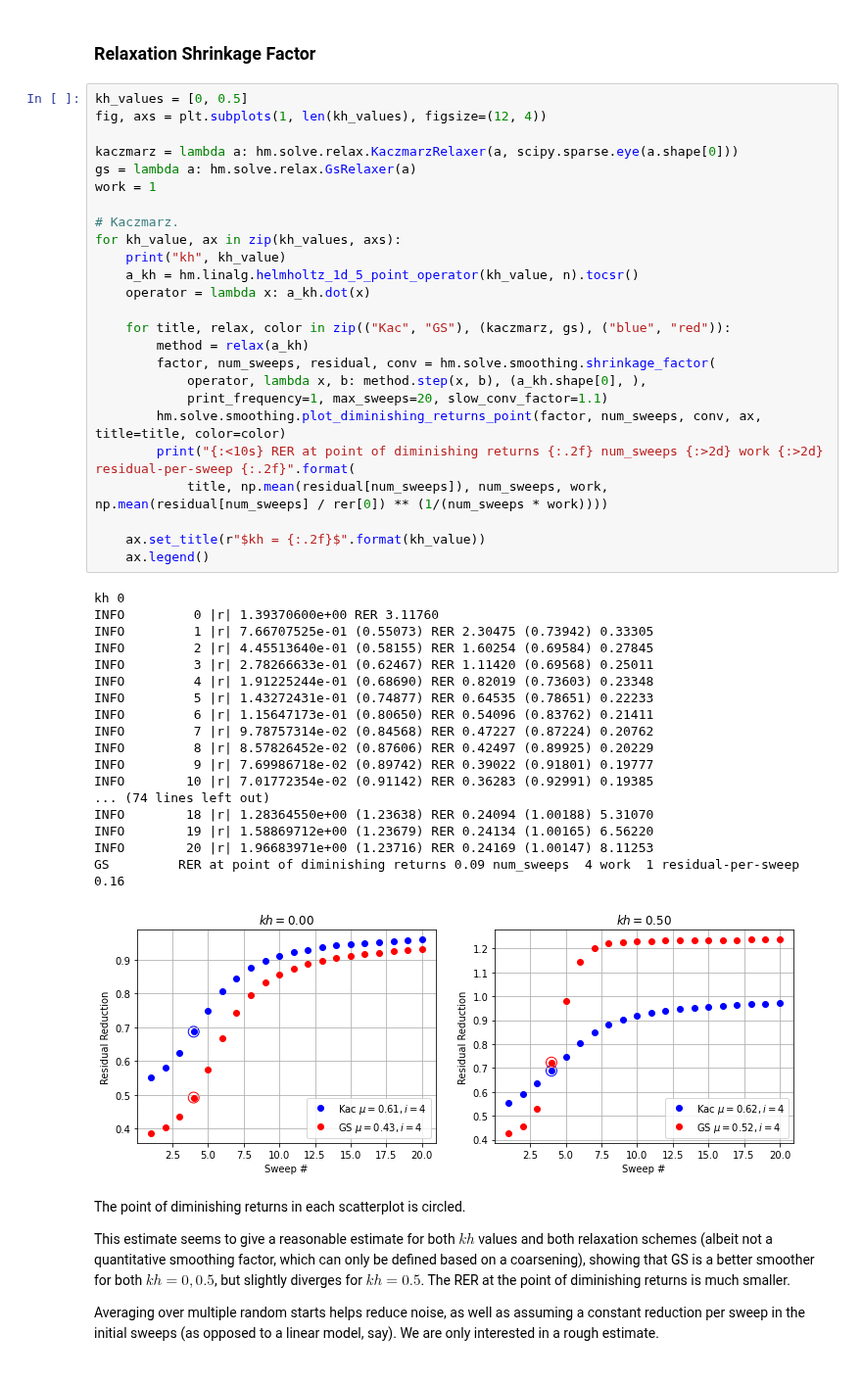
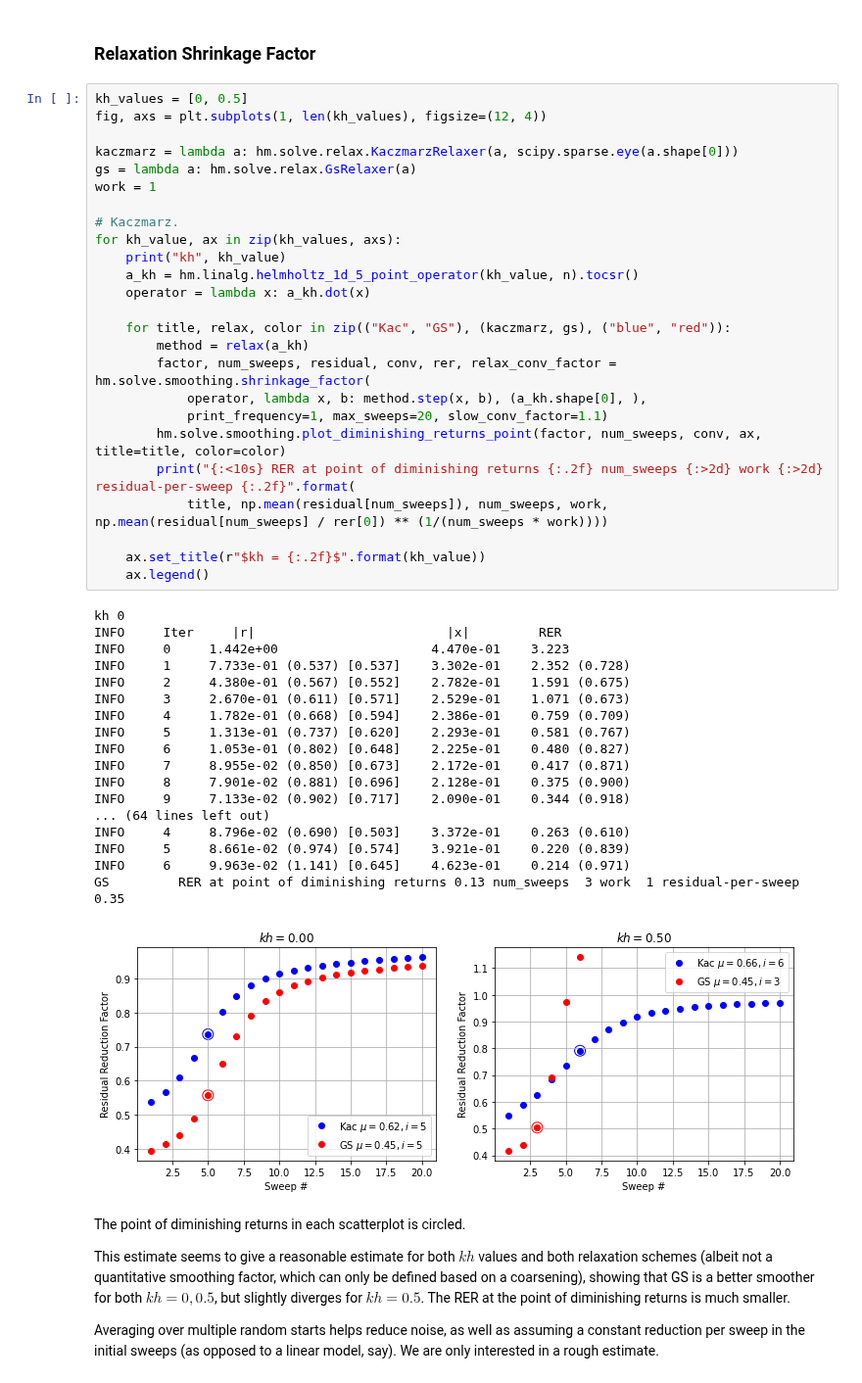
Before and after one commit to 436ahsan/Helmholtz, a Jupyter notebook: notebooks/multilevel_step_by_step.ipynb, the cells around one changed output. Shown at 98% size. Cells and saved outputs as stored; diff of their text form.

```diff
--- a/notebooks/multilevel_step_by_step.ipynb
+++ b/notebooks/multilevel_step_by_step.ipynb
@@ -115,47 +115,47 @@ num_test_examples = 5
 # %%
 kh_values = [0, 0.5]
 fig, axs = plt.subplots(1, len(kh_values), figsize=(12, 4))
 
 kaczmarz = lambda a: hm.solve.relax.KaczmarzRelaxer(a, scipy.sparse.eye(a.shape[0]))
 gs = lambda a: hm.solve.relax.GsRelaxer(a)
 work = 1
 
 # Kaczmarz.
 for kh_value, ax in zip(kh_values, axs):
     print("kh", kh_value)
     a_kh = hm.linalg.helmholtz_1d_5_point_operator(kh_value, n).tocsr()
     operator = lambda x: a_kh.dot(x)
 
     for title, relax, color in zip(("Kac", "GS"), (kaczmarz, gs), ("blue", "red")):
         method = relax(a_kh)
-        factor, num_sweeps, residual, conv = hm.solve.smoothing.shrinkage_factor(
+        factor, num_sweeps, residual, conv, rer, relax_conv_factor = hm.solve.smoothing.shrinkage_factor(
             operator, lambda x, b: method.step(x, b), (a_kh.shape[0], ),
             print_frequency=1, max_sweeps=20, slow_conv_factor=1.1)
         hm.solve.smoothing.plot_diminishing_returns_point(factor, num_sweeps, conv, ax, title=title, color=color)
         print("{:<10s} RER at point of diminishing returns {:.2f} num_sweeps {:>2d} work {:>2d} residual-per-sweep {:.2f}".format(
             title, np.mean(residual[num_sweeps]), num_sweeps, work, np.mean(residual[num_sweeps] / rer[0]) ** (1/(num_sweeps * work))))
 
     ax.set_title(r"$kh = {:.2f}$".format(kh_value))
     ax.legend()
 # %% [output]
 kh 0
-INFO         0 |r| 1.39370600e+00 RER 3.11760
-INFO         1 |r| 7.66707525e-01 (0.55073) RER 2.30475 (0.73942) 0.33305
-INFO         2 |r| 4.45513640e-01 (0.58155) RER 1.60254 (0.69584) 0.27845
-INFO         3 |r| 2.78266633e-01 (0.62467) RER 1.11420 (0.69568) 0.25011
-INFO         4 |r| 1.91225244e-01 (0.68690) RER 0.82019 (0.73603) 0.23348
-INFO         5 |r| 1.43272431e-01 (0.74877) RER 0.64535 (0.78651) 0.22233
-INFO         6 |r| 1.15647173e-01 (0.80650) RER 0.54096 (0.83762) 0.21411
-INFO         7 |r| 9.78757314e-02 (0.84568) RER 0.47227 (0.87224) 0.20762
-INFO         8 |r| 8.57826452e-02 (0.87606) RER 0.42497 (0.89925) 0.20229
-INFO         9 |r| 7.69986718e-02 (0.89742) RER 0.39022 (0.91801) 0.19777
-INFO        10 |r| 7.01772354e-02 (0.91142) RER 0.36283 (0.92991) 0.19385
-... (74 lines left out)
-INFO        18 |r| 1.28364550e+00 (1.23638) RER 0.24094 (1.00188) 5.31070
-INFO        19 |r| 1.58869712e+00 (1.23679) RER 0.24134 (1.00165) 6.56220
-INFO        20 |r| 1.96683971e+00 (1.23716) RER 0.24169 (1.00147) 8.11253
-GS         RER at point of diminishing returns 0.09 num_sweeps  4 work  1 residual-per-sweep 0.16
+INFO     Iter     |r|                         |x|         RER
+INFO     0     1.442e+00                    4.470e-01    3.223
+INFO     1     7.733e-01 (0.537) [0.537]    3.302e-01    2.352 (0.728)
+INFO     2     4.380e-01 (0.567) [0.552]    2.782e-01    1.591 (0.675)
+INFO     3     2.670e-01 (0.611) [0.571]    2.529e-01    1.071 (0.673)
+INFO     4     1.782e-01 (0.668) [0.594]    2.386e-01    0.759 (0.709)
+INFO     5     1.313e-01 (0.737) [0.620]    2.293e-01    0.581 (0.767)
+INFO     6     1.053e-01 (0.802) [0.648]    2.225e-01    0.480 (0.827)
+INFO     7     8.955e-02 (0.850) [0.673]    2.172e-01    0.417 (0.871)
+INFO     8     7.901e-02 (0.881) [0.696]    2.128e-01    0.375 (0.900)
+INFO     9     7.133e-02 (0.902) [0.717]    2.090e-01    0.344 (0.918)
+... (64 lines left out)
+INFO     4     8.796e-02 (0.690) [0.503]    3.372e-01    0.263 (0.610)
+INFO     5     8.661e-02 (0.974) [0.574]    3.921e-01    0.220 (0.839)
+INFO     6     9.963e-02 (1.141) [0.645]    4.623e-01    0.214 (0.971)
+GS         RER at point of diminishing returns 0.13 num_sweeps  3 work  1 residual-per-sweep 0.35
-[figure, old version]
+[figure, new version]
 # %% [markdown]
 The point of diminishing returns in each scatterplot is circled.
 
```
Also changed, not shown: parts of 16 cells of this notebook, 7 other files.
